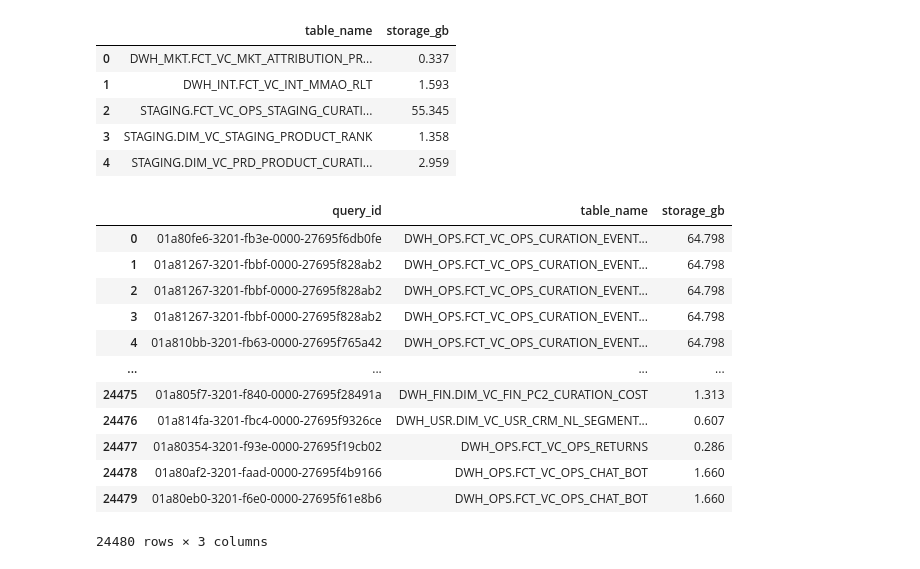
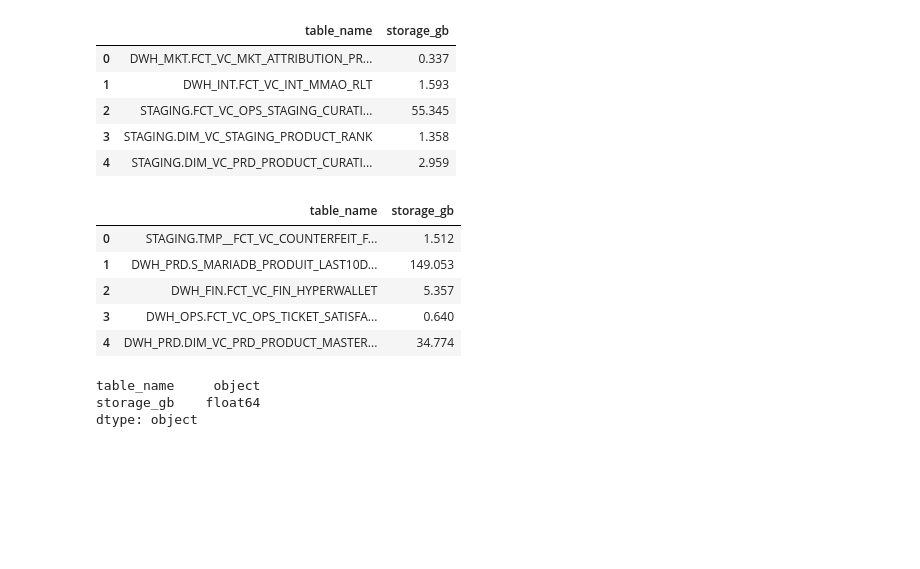
Before and after one commit to PDBeattie/lots, a Jupyter notebook: qlap/Query Length Approximation Predictor.ipynb, the cells around one changed output. Cells and saved outputs as stored; diff of their text form; code cells hidden in the pictures; blank space fills up the shorter version.

```diff
--- a/qlap/Query Length Approximation Predictor.ipynb
+++ b/qlap/Query Length Approximation Predictor.ipynb
@@ -83,22 +114,35 @@ df_storage.head()
 | 2 | STAGING.FCT_VC_OPS_STAGING_CURATI... | 55.345 |
 | 3 | STAGING.DIM_VC_STAGING_PRODUCT_RANK | 1.358 |
 | 4 | STAGING.DIM_VC_PRD_PRODUCT_CURATI... | 2.959 |
+# %%
+if os.path.isfile(table_file):
+    df_storage = pd.read_csv(table_file, lineterminator='\n', header=None)
+else:
+    df_storage = get_data_from_snow(sql)
+#     df = df.replace(r'\n',' ', regex=True)
+    df_storage.query_text = df.query_text.replace(r'\n|"',' ', regex=True)
+    df_storage.tables_scan_list = df.tables_scan_list.replace(r'\n',' ', regex=True)
+#     to_replace=r'^ba.$'
+    df_storage.to_csv(fp + '/fct_query_history_lin_reg.csv', quoting=csv.QUOTE_MINIMAL)
+
+df_storage.rename(columns={0: 'table_name'}, inplace=True)
+df_storage.rename(columns={1: 'storage_gb'}, inplace=True)
+
+df_storage.head()
+# %% [output]
+|  | table_name | storage_gb |
+| 0 | STAGING.TMP__FCT_VC_COUNTERFEIT_F... | 1.512 |
+| 1 | DWH_PRD.S_MARIADB_PRODUIT_LAST10D... | 149.053 |
+| 2 | DWH_FIN.FCT_VC_FIN_HYPERWALLET | 5.357 |
+| 3 | DWH_OPS.FCT_VC_OPS_TICKET_SATISFA... | 0.640 |
+| 4 | DWH_PRD.DIM_VC_PRD_PRODUCT_MASTER... | 34.774 |
 # %%
-df_merge
+len(df_storage.index)
+df_storage.dtypes
 # %% [output]
-|  | query_id | table_name | storage_gb |
-| 0 | 01a80fe6-3201-fb3e-0000-27695f6db0fe | DWH_OPS.FCT_VC_OPS_CURATION_EVENT... | 64.798 |
-| 1 | 01a81267-3201-fbbf-0000-27695f828ab2 | DWH_OPS.FCT_VC_OPS_CURATION_EVENT... | 64.798 |
-| 2 | 01a81267-3201-fbbf-0000-27695f828ab2 | DWH_OPS.FCT_VC_OPS_CURATION_EVENT... | 64.798 |
-| 3 | 01a81267-3201-fbbf-0000-27695f828ab2 | DWH_OPS.FCT_VC_OPS_CURATION_EVENT... | 64.798 |
-| 4 | 01a810bb-3201-fb63-0000-27695f765a42 | DWH_OPS.FCT_VC_OPS_CURATION_EVENT... | 64.798 |
-| ... | ... | ... | ... |
-| 24475 | 01a805f7-3201-f840-0000-27695f28491a | DWH_FIN.DIM_VC_FIN_PC2_CURATION_COST | 1.313 |
-| 24476 | 01a814fa-3201-fbc4-0000-27695f9326ce | DWH_USR.DIM_VC_USR_CRM_NL_SEGMENT... | 0.607 |
-| 24477 | 01a80354-3201-f93e-0000-27695f19cb02 | DWH_OPS.FCT_VC_OPS_RETURNS | 0.286 |
-| 24478 | 01a80af2-3201-faad-0000-27695f4b9166 | DWH_OPS.FCT_VC_OPS_CHAT_BOT | 1.660 |
-| 24479 | 01a80eb0-3201-f6e0-0000-27695f61e8b6 | DWH_OPS.FCT_VC_OPS_CHAT_BOT | 1.660 |
-24480 rows × 3 columns
+table_name     object
+storage_gb    float64
+dtype: object
 # %%
 df_merge = df_tables.merge(df_storage)
 df_agg = df_merge.groupby(by=['query_id'], as_index=False).sum()
```
Also changed, not shown: parts of 18 cells of this notebook.
